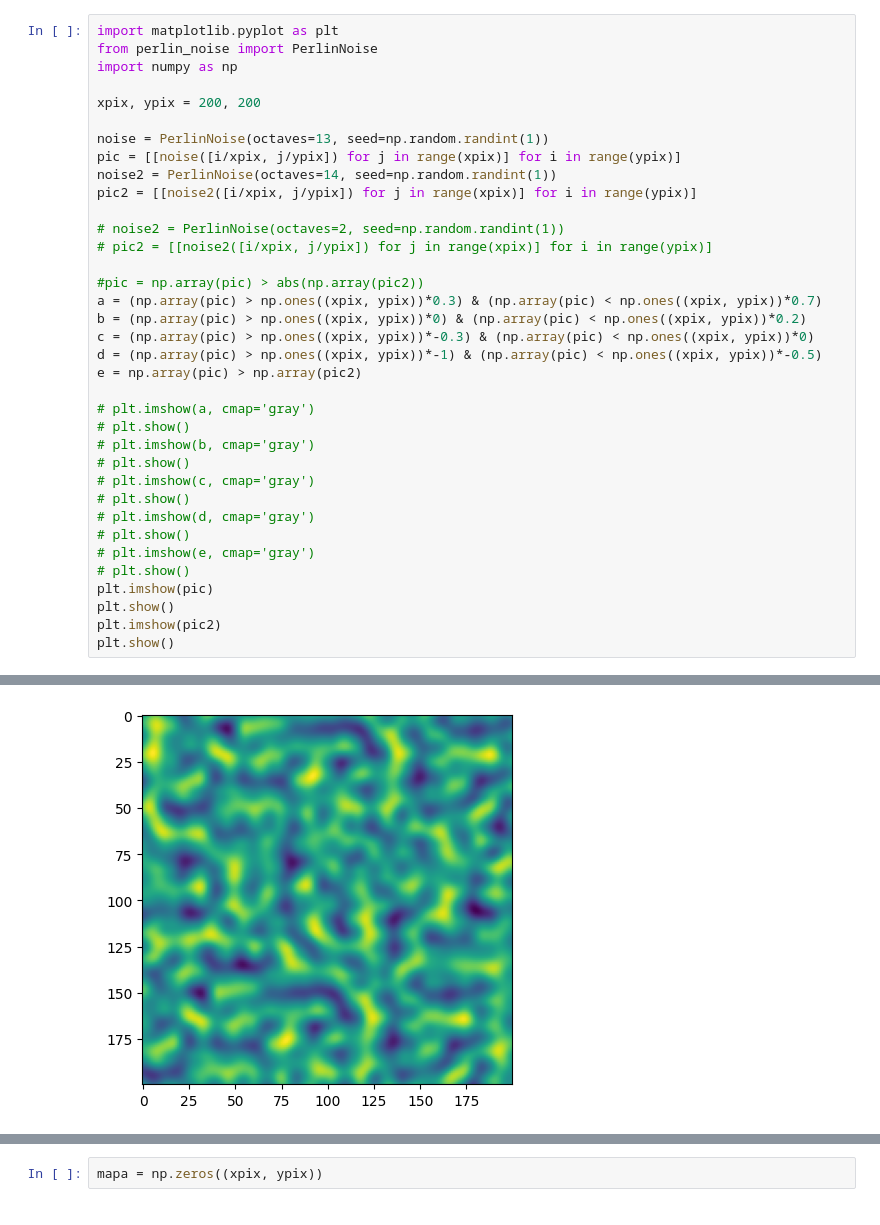
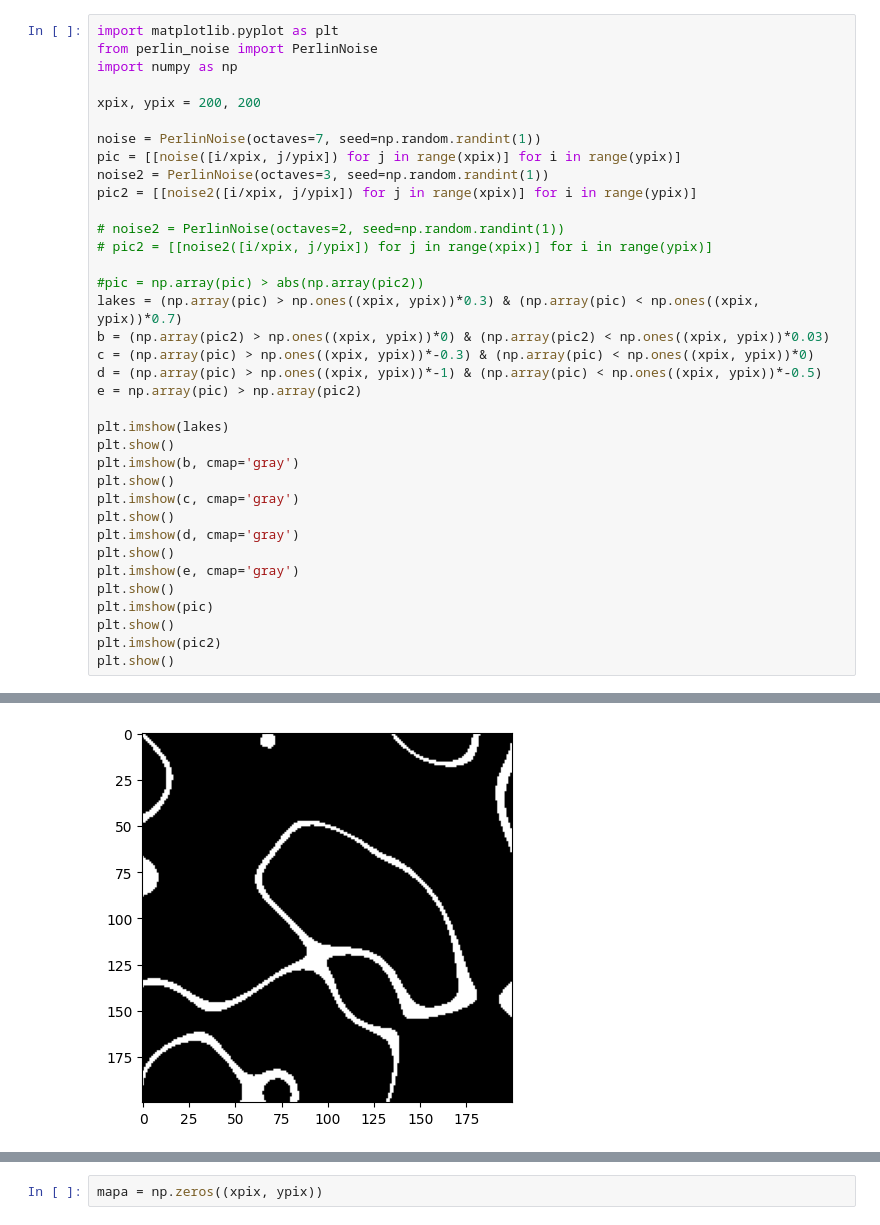
Before and after one commit to hivancd/CellularAutomataWildfireSpreadSim, a Jupyter notebook: terrain_generator/tests.ipynb, the cells around one changed output, grey strips where cells are left out. Saved outputs shown, nothing was run; the diff lists cells and outputs as text.

```diff
--- a/terrain_generator/tests.ipynb
+++ b/terrain_generator/tests.ipynb
@@ -5,31 +5,31 @@ import numpy as np
 
 xpix, ypix = 200, 200
 
-noise = PerlinNoise(octaves=13, seed=np.random.randint(1))
+noise = PerlinNoise(octaves=7, seed=np.random.randint(1))
 pic = [[noise([i/xpix, j/ypix]) for j in range(xpix)] for i in range(ypix)]
-noise2 = PerlinNoise(octaves=14, seed=np.random.randint(1))
+noise2 = PerlinNoise(octaves=3, seed=np.random.randint(1))
 pic2 = [[noise2([i/xpix, j/ypix]) for j in range(xpix)] for i in range(ypix)]
 
 # noise2 = PerlinNoise(octaves=2, seed=np.random.randint(1))
 # pic2 = [[noise2([i/xpix, j/ypix]) for j in range(xpix)] for i in range(ypix)]
 
 #pic = np.array(pic) > abs(np.array(pic2))
-a = (np.array(pic) > np.ones((xpix, ypix))*0.3) & (np.array(pic) < np.ones((xpix, ypix))*0.7)
-b = (np.array(pic) > np.ones((xpix, ypix))*0) & (np.array(pic) < np.ones((xpix, ypix))*0.2)
+lakes = (np.array(pic) > np.ones((xpix, ypix))*0.3) & (np.array(pic) < np.ones((xpix, ypix))*0.7)
+b = (np.array(pic2) > np.ones((xpix, ypix))*0) & (np.array(pic2) < np.ones((xpix, ypix))*0.03)
 c = (np.array(pic) > np.ones((xpix, ypix))*-0.3) & (np.array(pic) < np.ones((xpix, ypix))*0)
 d = (np.array(pic) > np.ones((xpix, ypix))*-1) & (np.array(pic) < np.ones((xpix, ypix))*-0.5)
 e = np.array(pic) > np.array(pic2)
 
-# plt.imshow(a, cmap='gray')
-# plt.show()
-# plt.imshow(b, cmap='gray')
-# plt.show()
-# plt.imshow(c, cmap='gray')
-# plt.show()
-# plt.imshow(d, cmap='gray')
-# plt.show()
-# plt.imshow(e, cmap='gray')
-# plt.show()
+plt.imshow(lakes)
+plt.show()
+plt.imshow(b, cmap='gray')
+plt.show()
+plt.imshow(c, cmap='gray')
+plt.show()
+plt.imshow(d, cmap='gray')
+plt.show()
+plt.imshow(e, cmap='gray')
+plt.show()
 plt.imshow(pic)
 plt.show()
 plt.imshow(pic2)
@@ -39 +39 @@ plt.show()
-[figure, old version]
+[figure, new version]
```
Also changed, not shown: parts of 2 cells of this notebook, 8 other files.
